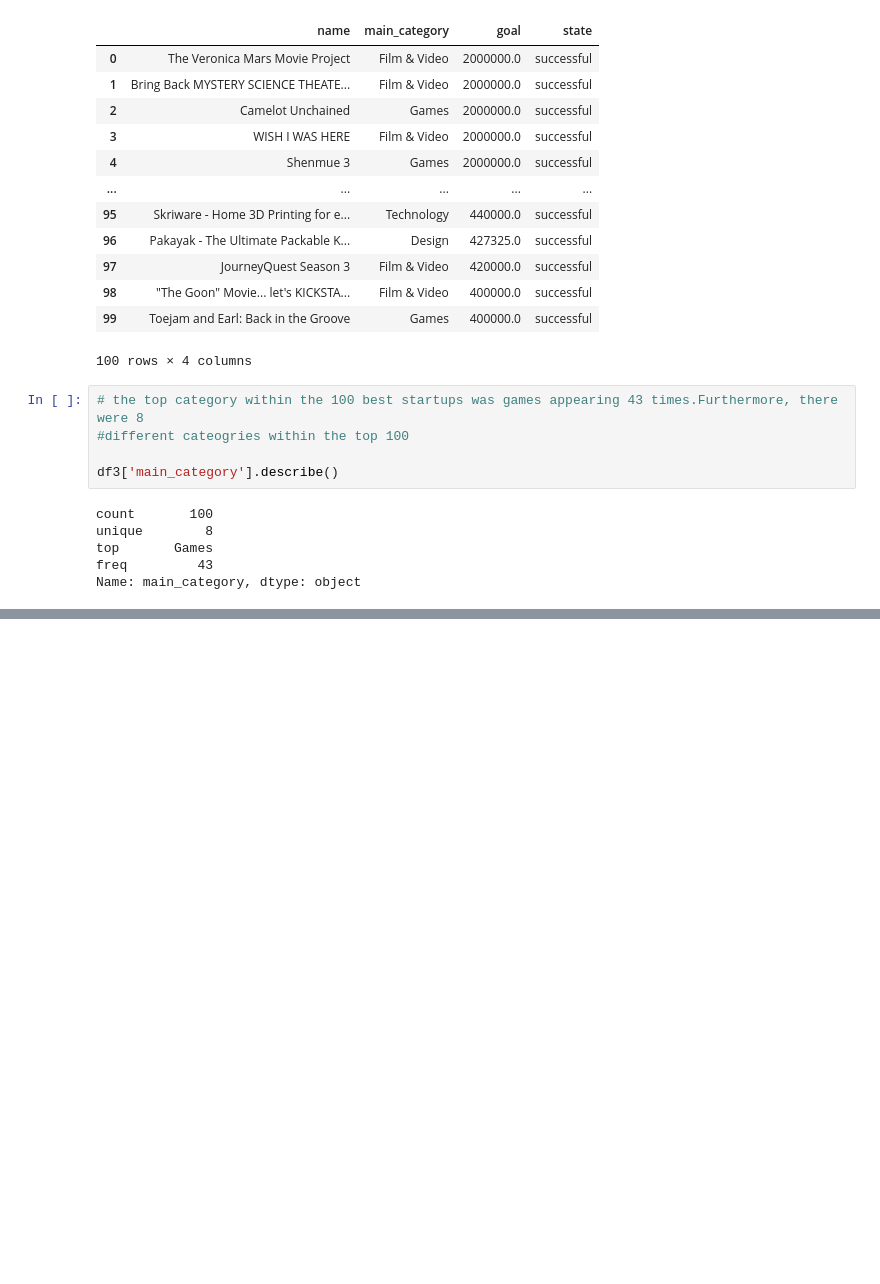
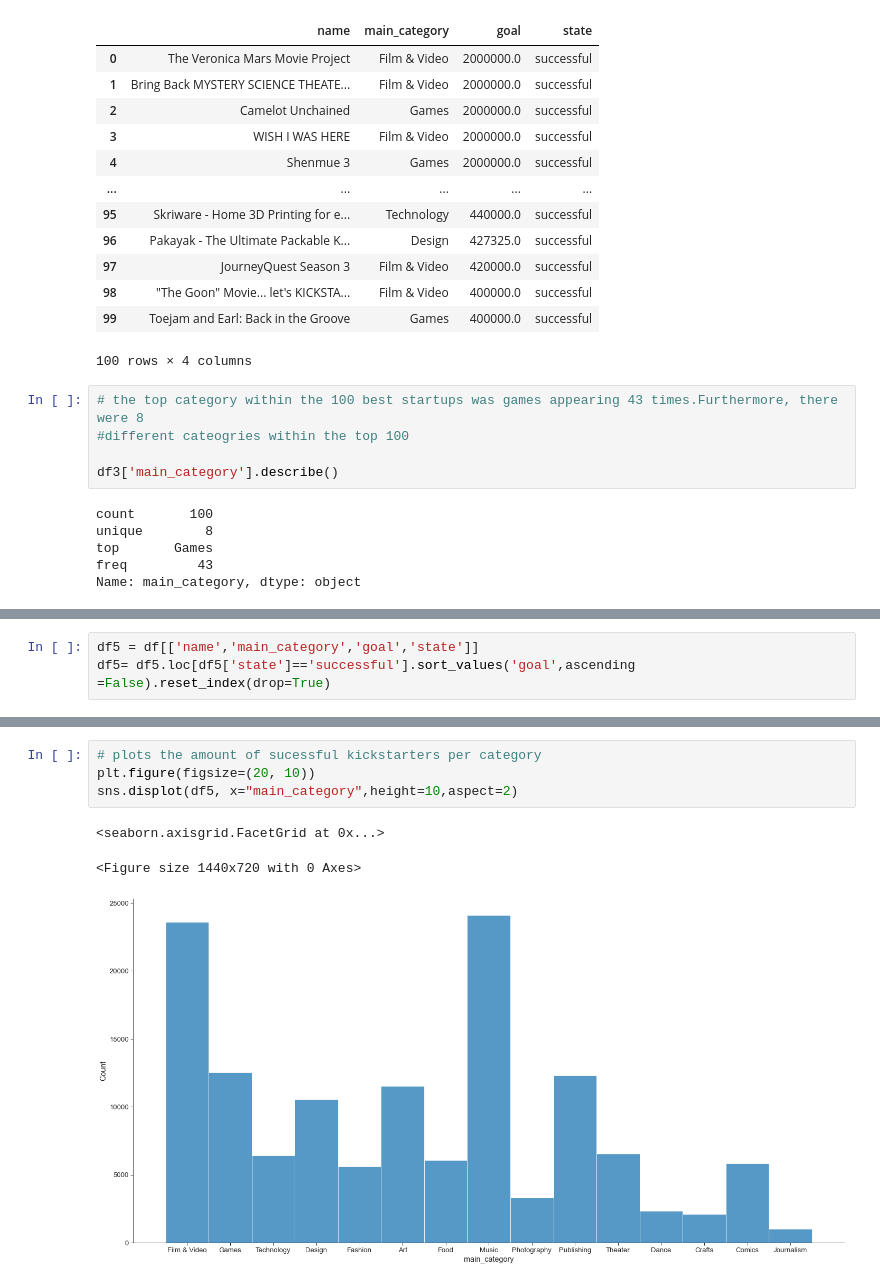
Before and after one commit to data301-2020-winter1/KickstarterAnalytics, a Jupyter notebook: analysis/davidpinos/DavidEDA.ipynb, the cells around one changed output, grey strips where cells are left out. Cells and saved outputs as stored; diff of their text form; blank space fills up the shorter version.

```diff
--- a/analysis/davidpinos/DavidEDA.ipynb
+++ b/analysis/davidpinos/DavidEDA.ipynb
@@ -112,0 +101,3 @@ Name: main_category, dtype: object
+# %%
+df5 = df[['name','main_category','goal','state']]
+df5= df5.loc[df5['state']=='successful'].sort_values('goal',ascending =False).reset_index(drop=True)
@@ -112,0 +127,8 @@ Name: main_category, dtype: object
+# %%
+# plots the amount of sucessful kickstarters per category
+plt.figure(figsize=(20, 10))
+sns.displot(df5, x="main_category",height=10,aspect=2)
+# %% [output]
+<seaborn.axisgrid.FacetGrid at 0x...>
+<Figure size 1440x720 with 0 Axes>
+[figure, added]
```
Also changed, not shown: parts of 7 cells of this notebook, 1 other file.
